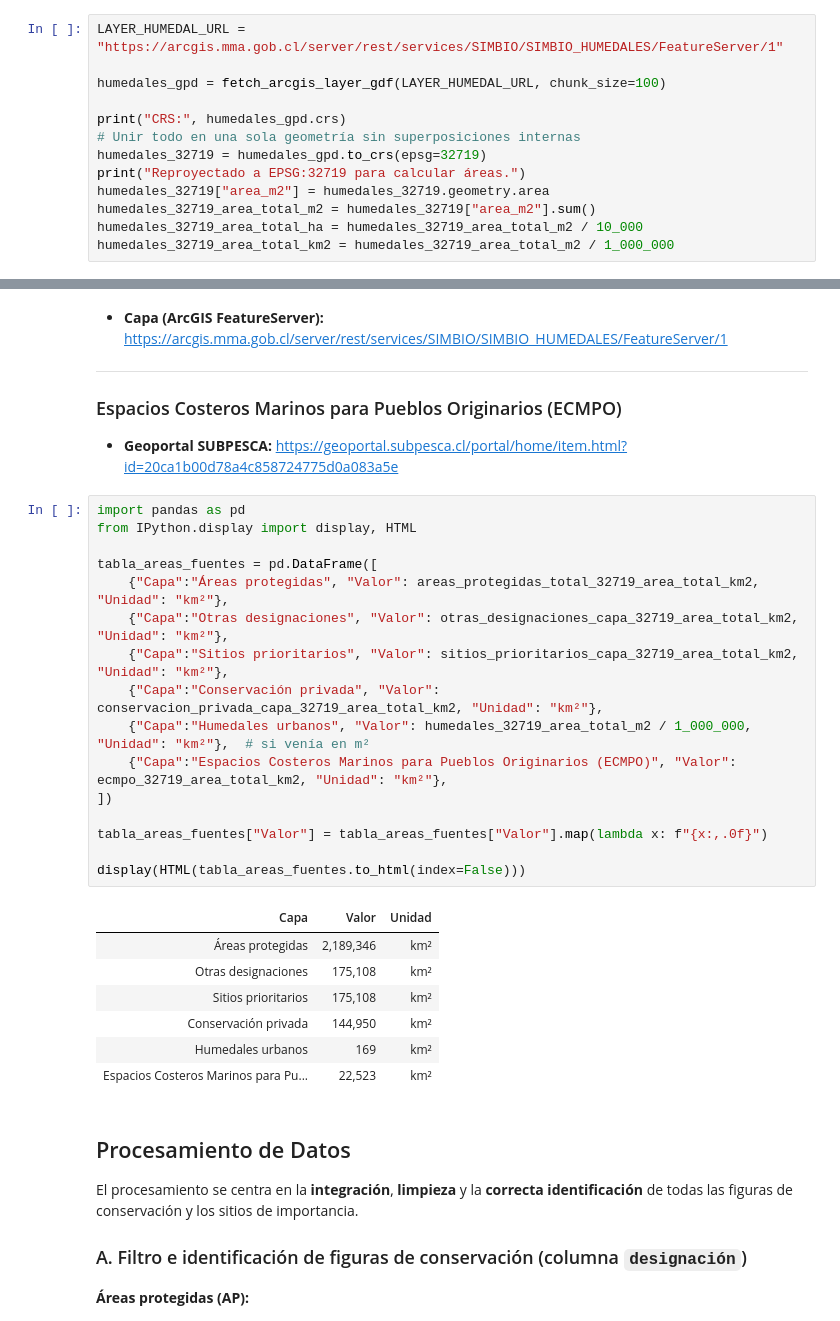
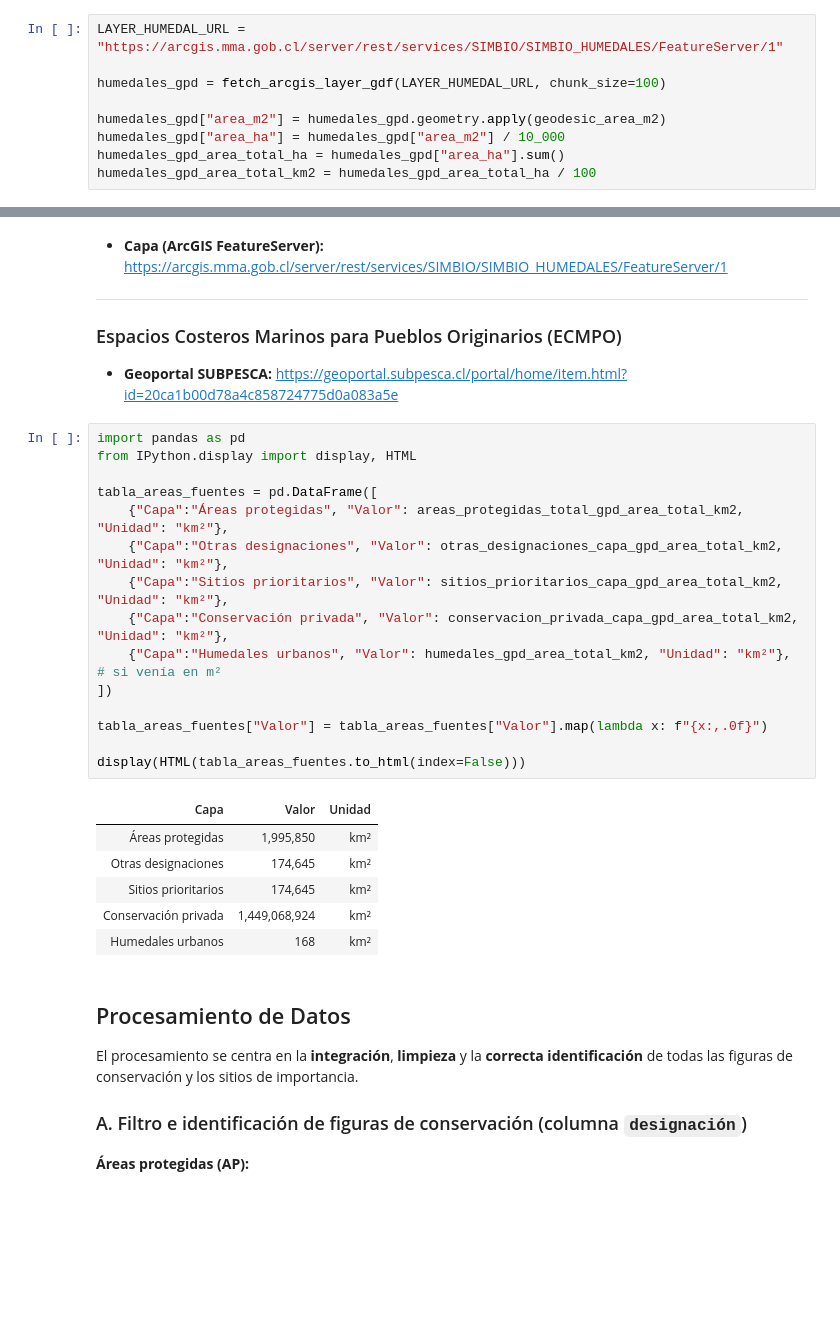
Before and after one commit to IEB-BIODATA/7NR-Indicators, a Jupyter notebook: indicadores/3_1_percentage_protected_area_coverage/3_1_Percentage_protected_area_coverage.ipynb, the cells around one changed output, grey strips where cells are left out. Drawn from its saved outputs; the diff is of its cells as text; blank space fills up the shorter version.

Commit message:
Se actualiza indicador 3.1, eliminando del cálculo las ECMPO y moviendo los humedales urbanos a OMEC y no como AP

```diff
--- a/indicadores/3_1_percentage_protected_area_coverage/3_1_Percentage_protected_area_coverage.ipynb
+++ b/indicadores/3_1_percentage_protected_area_coverage/3_1_Percentage_protected_area_coverage.ipynb
@@ -298,11 +294,7 @@ LAYER_HUMEDAL_URL = "https://arcgis.mma.gob.cl/server/rest/services/SIMBIO/SIMBI
 
 humedales_gpd = fetch_arcgis_layer_gdf(LAYER_HUMEDAL_URL, chunk_size=100)
 
-print("CRS:", humedales_gpd.crs)
-# Unir todo en una sola geometría sin superposiciones internas
-humedales_32719 = humedales_gpd.to_crs(epsg=32719)
-print("Reproyectado a EPSG:32719 para calcular áreas.")
-humedales_32719["area_m2"] = humedales_32719.geometry.area
-humedales_32719_area_total_m2 = humedales_32719["area_m2"].sum()
-humedales_32719_area_total_ha = humedales_32719_area_total_m2 / 10_000
-humedales_32719_area_total_km2 = humedales_32719_area_total_m2 / 1_000_000
+humedales_gpd["area_m2"] = humedales_gpd.geometry.apply(geodesic_area_m2)
+humedales_gpd["area_ha"] = humedales_gpd["area_m2"] / 10_000
+humedales_gpd_area_total_ha = humedales_gpd["area_ha"].sum()
+humedales_gpd_area_total_km2 = humedales_gpd_area_total_ha / 100
@@ -651,27 +580,25 @@ Disponibles en el visor SIMBIO, categoría **Ecosistemas acuáticos**.
 # %%
 import pandas as pd
 from IPython.display import display, HTML
 
 tabla_areas_fuentes = pd.DataFrame([
-    {"Capa":"Áreas protegidas", "Valor": areas_protegidas_total_32719_area_total_km2, "Unidad": "km²"},
-    {"Capa":"Otras designaciones", "Valor": otras_designaciones_capa_32719_area_total_km2, "Unidad": "km²"},
-    {"Capa":"Sitios prioritarios", "Valor": sitios_prioritarios_capa_32719_area_total_km2, "Unidad": "km²"},
-    {"Capa":"Conservación privada", "Valor": conservacion_privada_capa_32719_area_total_km2, "Unidad": "km²"},
-    {"Capa":"Humedales urbanos", "Valor": humedales_32719_area_total_m2 / 1_000_000, "Unidad": "km²"},  # si venía en m²
-    {"Capa":"Espacios Costeros Marinos para Pueblos Originarios (ECMPO)", "Valor": ecmpo_32719_area_total_km2, "Unidad": "km²"},
+    {"Capa":"Áreas protegidas", "Valor": areas_protegidas_total_gpd_area_total_km2, "Unidad": "km²"},
+    {"Capa":"Otras designaciones", "Valor": otras_designaciones_capa_gpd_area_total_km2, "Unidad": "km²"},
+    {"Capa":"Sitios prioritarios", "Valor": sitios_prioritarios_capa_gpd_area_total_km2, "Unidad": "km²"},
+    {"Capa":"Conservación privada", "Valor": conservacion_privada_capa_gpd_area_total_km2, "Unidad": "km²"},
+    {"Capa":"Humedales urbanos", "Valor": humedales_gpd_area_total_km2, "Unidad": "km²"},  # si venía en m²
 ])
 
 tabla_areas_fuentes["Valor"] = tabla_areas_fuentes["Valor"].map(lambda x: f"{x:,.0f}")
 
 display(HTML(tabla_areas_fuentes.to_html(index=False)))
 # %% [output]
 | Capa | Valor | Unidad |
-| Áreas protegidas | 2,189,346 | km² |
-| Otras designaciones | 175,108 | km² |
-| Sitios prioritarios | 175,108 | km² |
-| Conservación privada | 144,950 | km² |
-| Humedales urbanos | 169 | km² |
-| Espacios Costeros Marinos para Pu... | 22,523 | km² |
+| Áreas protegidas | 1,995,850 | km² |
+| Otras designaciones | 174,645 | km² |
+| Sitios prioritarios | 174,645 | km² |
+| Conservación privada | 1,449,068,924 | km² |
+| Humedales urbanos | 168 | km² |
 # %% [markdown]
 ## Procesamiento de Datos
 
```
Also changed, not shown: parts of 24 cells of this notebook, 1 other file.
